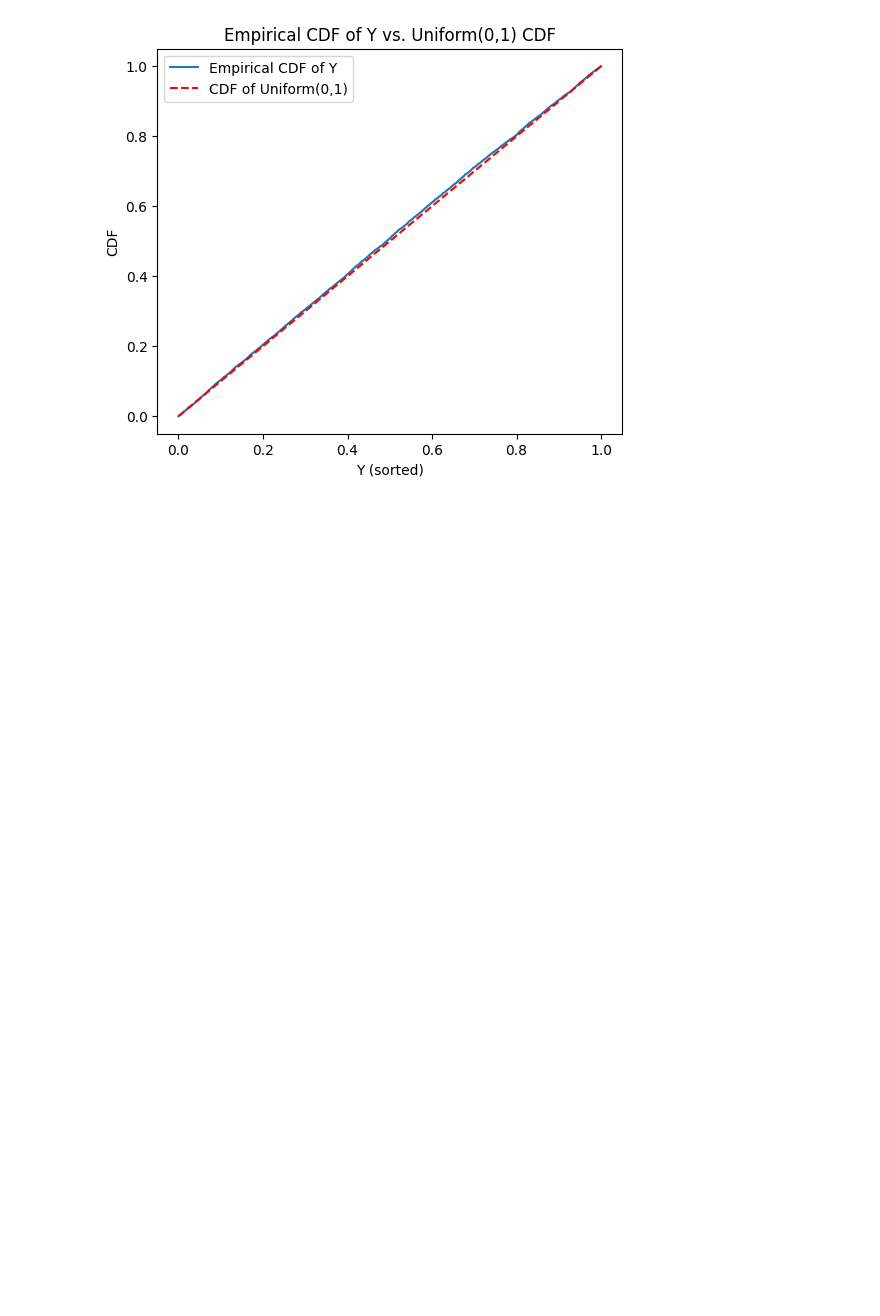
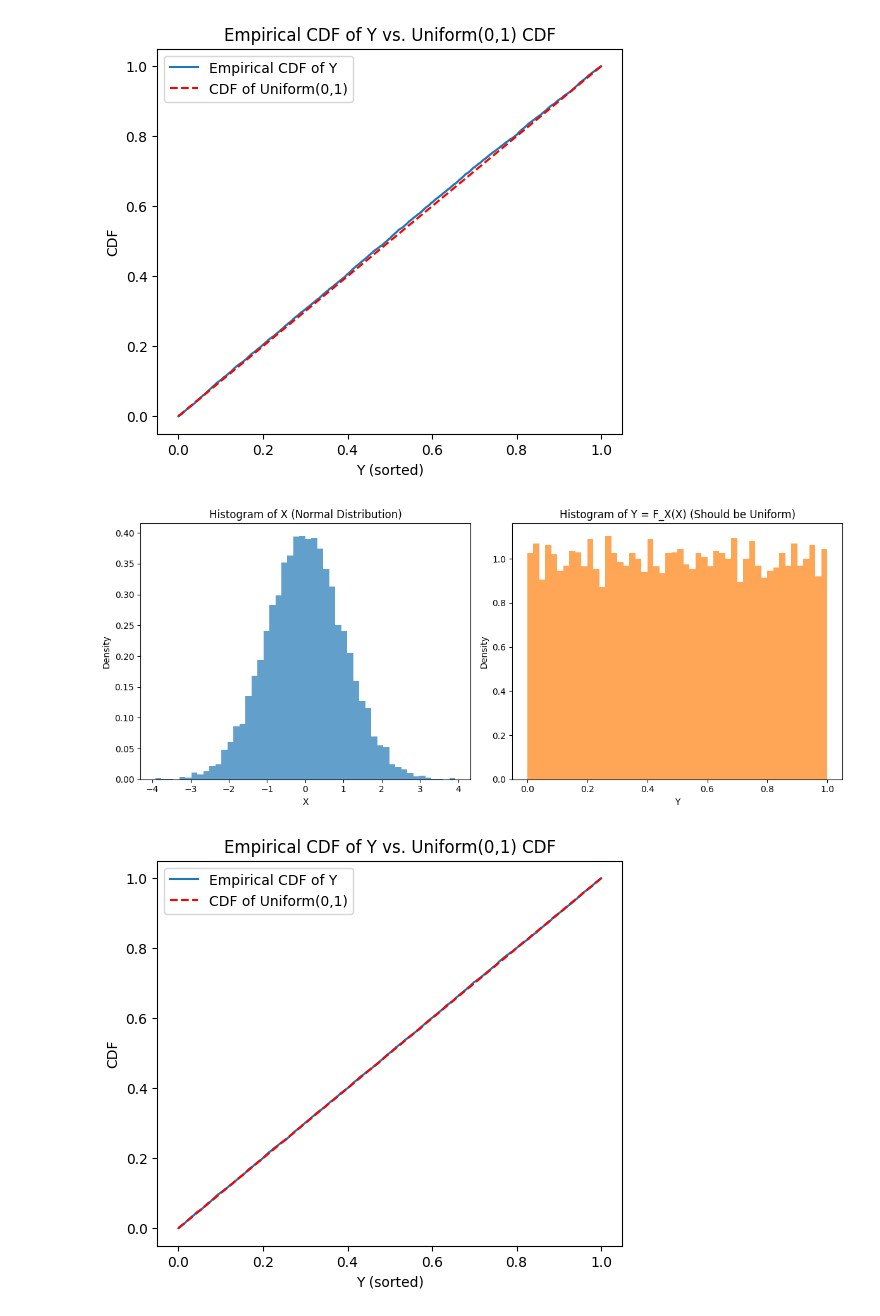
Before and after one commit to enigmatized/MFM5002, a Jupyter notebook: HW1/Homework1_p3_continous.ipynb, the cells around one changed output. Cells and saved outputs as stored; diff of their text form; code cells hidden in the pictures; blank space fills up the shorter version.

```diff
--- a/HW1/Homework1_p3_continous.ipynb
+++ b/HW1/Homework1_p3_continous.ipynb
@@ -74,9 +74,12 @@ plot_hist_and_cdf(X, Y, N, "Gamma Distribution")
 # %%
 # Show with an example of code
 from imports import *
 # 1. Generate random samples X from a normal distribution
 N = 10_000
-X = norm.rvs(loc=0, scale=1, size=N, random_state=42)
+X = norm.rvs(loc=0, size=N, random_state=42)
 # 2. Compute Y = F_X(X) where F_X is the CDF of the Normal distribution
-Y = gamma.cdf(X, a= 1)  # This is the Probability Integral Transform
+Y = norm.cdf(X)  # This is the Probability Integral Transform
 plot_hist_and_cdf(X, Y, N, "Normal Distribution")
+# %% [output]
+[figure, added]
+[figure, added]
```
Also changed, not shown: 2 other files.
